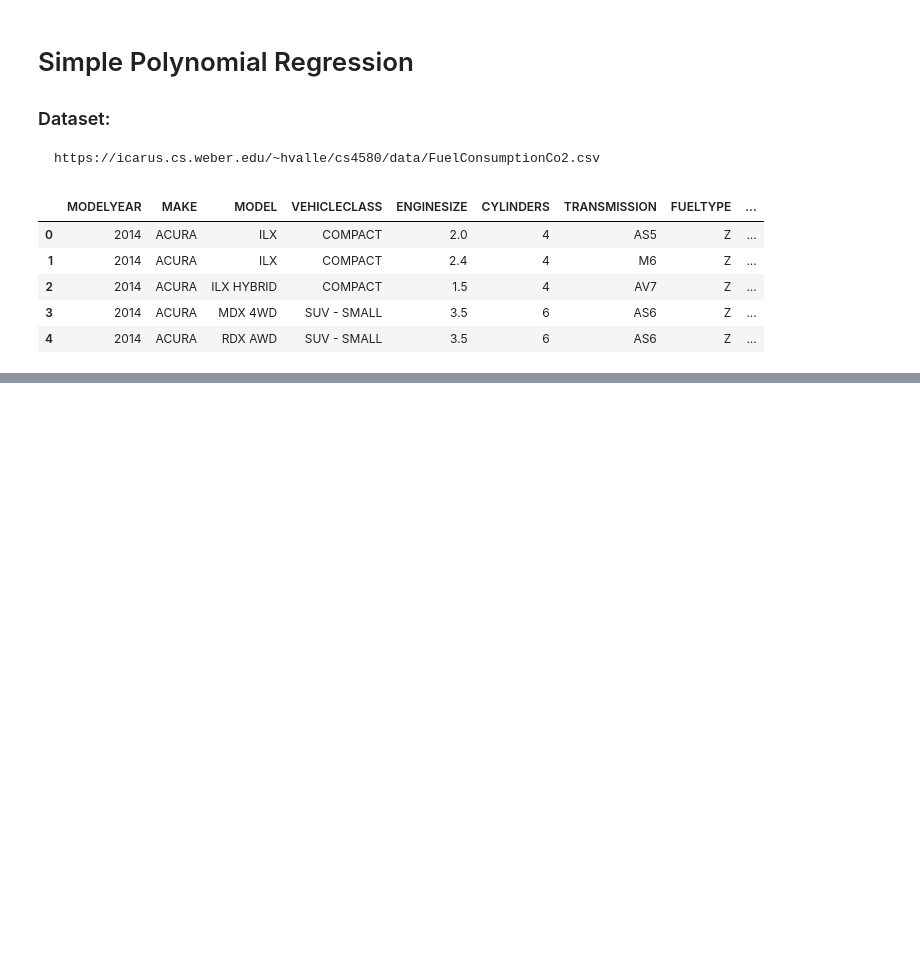
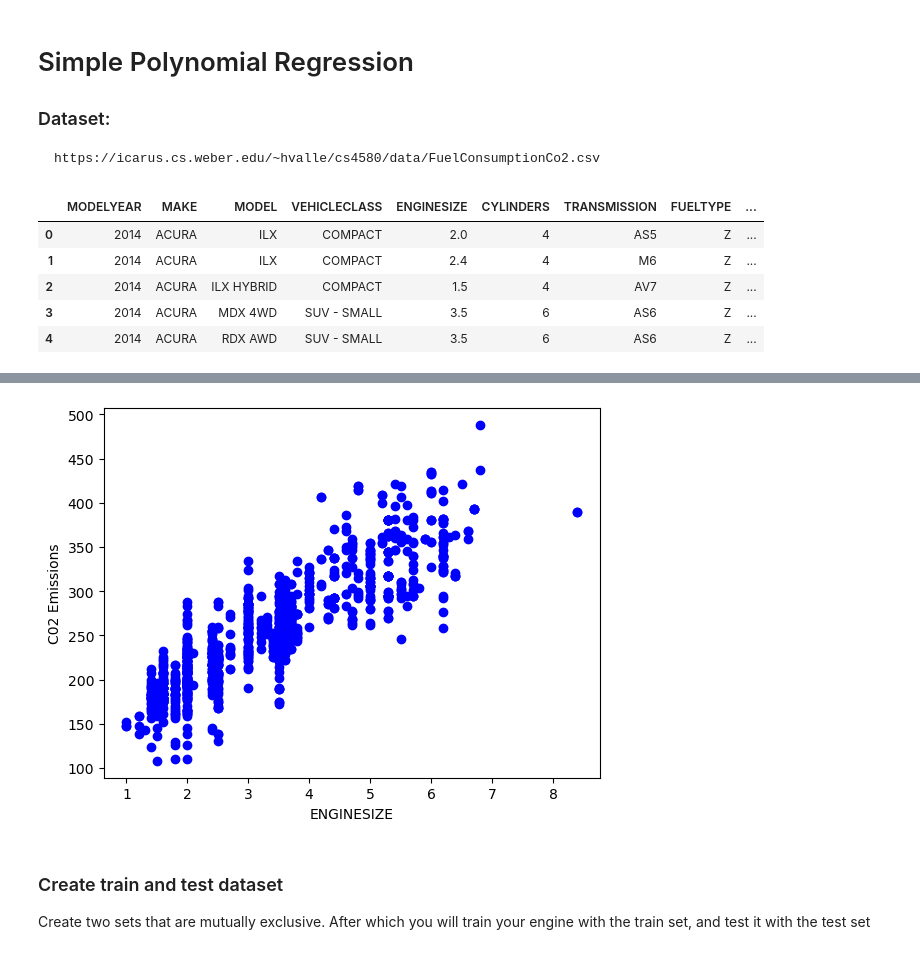
Before and after one commit to CS4580/F24-notes, a Jupyter notebook: module8/SimpleLinearRegression.ipynb, the cells around one changed output, grey strips where cells are left out. Cells and saved outputs as stored; diff of their text form; code cells hidden in the pictures; blank space fills up the shorter version.

```diff
--- a/module8/SimpleLinearRegression.ipynb
+++ b/module8/SimpleLinearRegression.ipynb
@@ -22,0 +53,11 @@ df.head()
+# %%
+# PLot these features vs Emissions
+plt.scatter(cdf.ENGINESIZE, cdf.CO2EMISSIONS, color='blue')
+plt.xlabel('ENGINESIZE')
+plt.ylabel('C02 Emissions')
+plt.show()
+# %% [output]
+[figure, added]
+# %% [markdown]
+### Create train and test dataset
+Create two sets that are mutually exclusive. After which you will train your engine with the train set, and test it with the test set
```
Also changed, not shown: parts of 4 cells of this notebook.
